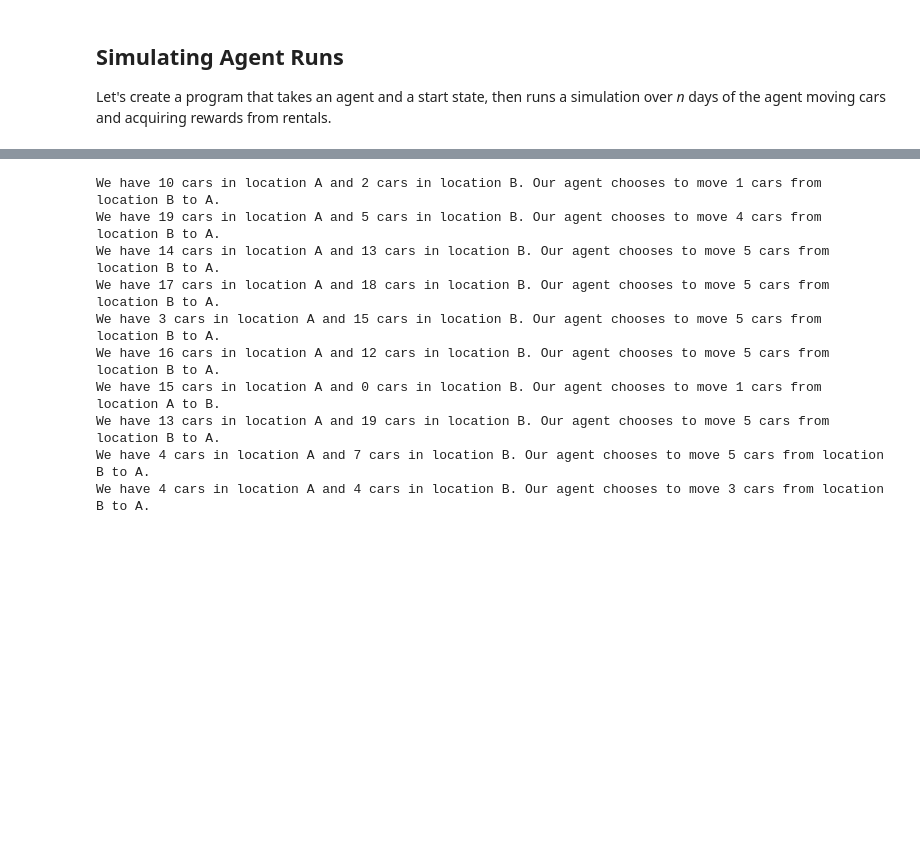
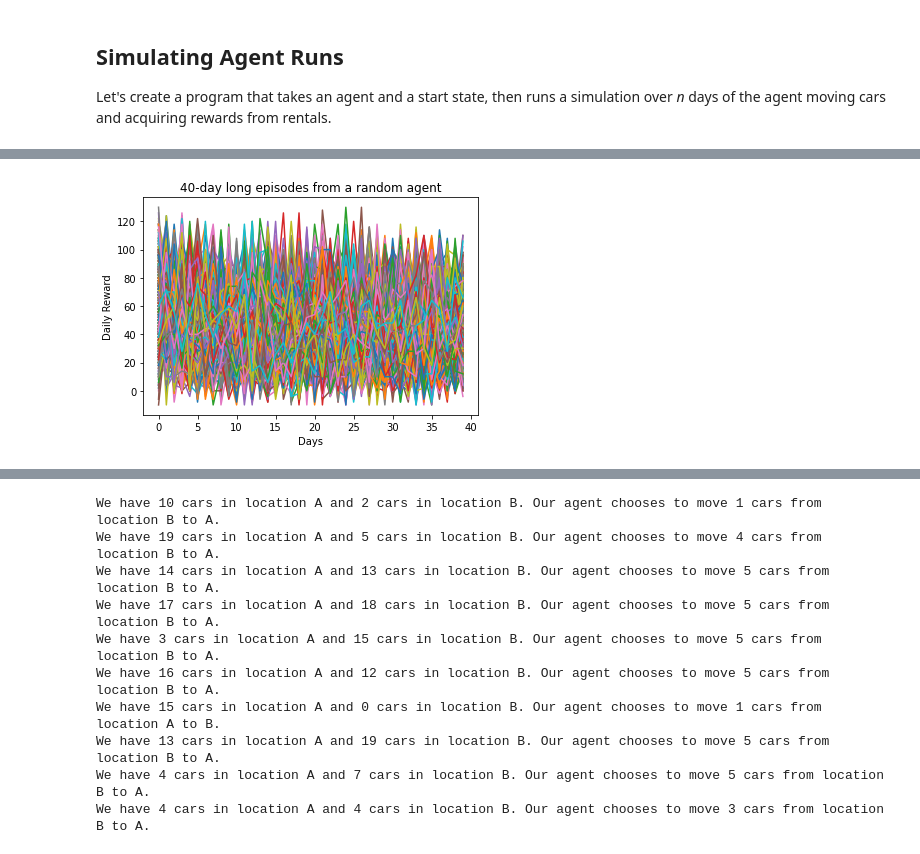
Before and after one commit to mbac19/data_science, a Jupyter notebook: sutton/jacks_car_rental.ipynb, the cells around one changed output, grey strips where cells are left out. Drawn from its saved outputs; the diff is of its cells as text; code cells hidden in the pictures; blank space fills up the shorter version.

```diff
--- a/sutton/jacks_car_rental.ipynb
+++ b/sutton/jacks_car_rental.ipynb
@@ -553,7 +554,7 @@ def run_simulation(agent, samples, days, discount, initial_state=None):
         choices = agent_choose_action(agent, states)
         cars_moved = np.abs(choices - index_for_action(0))
 
-        today_rewards = -cars_moved * COST_PER_CAR_MOVED
+        today_rewards = -cars_moved.astype(float) * COST_PER_CAR_MOVED
         returns_a = choose_poisson(poisson_cdf_3, samples)
         returns_b = choose_poisson(poisson_cdf_2, samples)
         rentals_a = choose_poisson(poisson_cdf_3, samples)
@@ -569,4 +570,4 @@ def run_simulation(agent, samples, days, discount, initial_state=None):
 
         rewards[:, d] = today_rewards
 
-    return rewards
+    return rewards, states.astype(int)
@@ -573,4 +578,14 @@ def run_simulation(agent, samples, days, discount, initial_state=None):
 # %%
-# HERE I AM: Just finished implementing the simulation code above. Need to test
-# it here. Would like various random agents going through multiple days of
-# car rentals.
+agent = RandomAgent()
+rewards, states = run_simulation(agent, samples=1000, days=40, discount=0.8, initial_state=(5, 5))
+# %%
+
+for i in range(len(rewards)):
+    plt.plot(rewards[i, :])
+
+plt.title("40-day long episodes from a random agent")
+plt.xlabel("Days")
+plt.ylabel("Daily Reward")
+plt.show()
+# %% [output]
+[figure, added]
```
Also changed, not shown: parts of 11 cells of this notebook, 1 other file.
